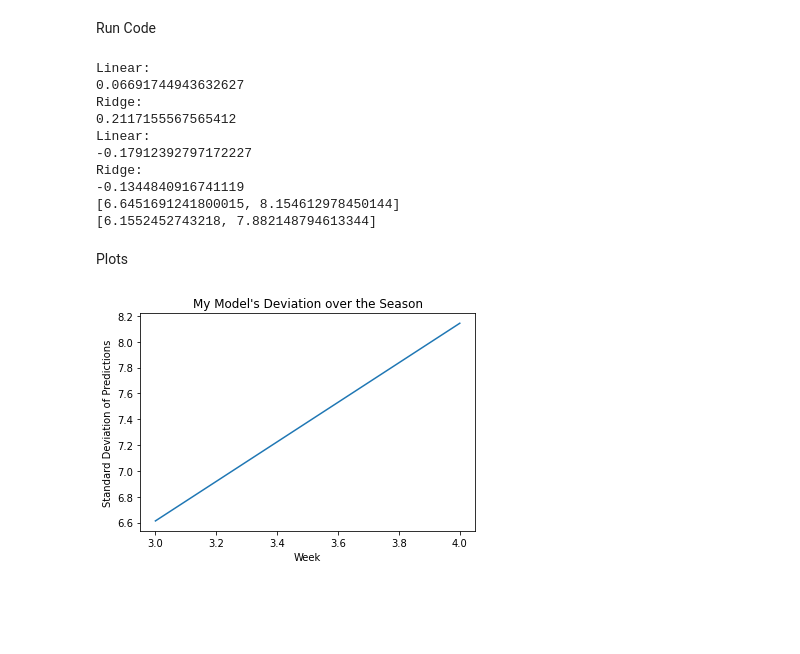
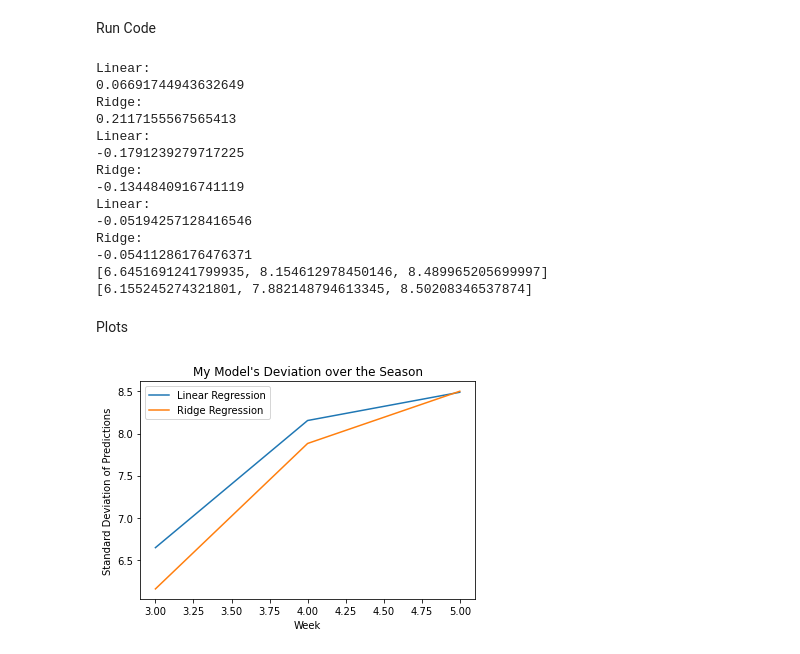
Before and after one commit to Amitparikh1/NFL-ML-Predictor, a Jupyter notebook: NFL_ML_Score_Predictor.ipynb, the cells around one changed output. Cells and saved outputs as stored; diff of their text form; code cells hidden in the pictures; blank space fills up the shorter version.

```diff
--- a/NFL_ML_Score_Predictor.ipynb
+++ b/NFL_ML_Score_Predictor.ipynb
@@ -42,7 +42,7 @@ df = pd.DataFrame(columns=columns)
 
 teams = Teams()
 counter = 0
-predictionWeek = 5 ##THIS VARIABLE IS THE WEEK TO PREDICT FOR
+predictionWeek = 6 ##THIS VARIABLE IS THE WEEK TO PREDICT FOR
 ## Loop through each team
 for team in teams:
   schedule = Schedule(team.abbreviation)
@@ -185,7 +167,7 @@ season_data = season_data.iloc[:,1:14]
 linear_std_deviations = []
 ridge_std_deviations = []
 count = 0
-for i in range(3,5):
+for i in range(3,predictionWeek):
   xTr,yTr,xTe,yTe = splitData(season_data,i)
   linear_predictions = linear_regression(xTr,yTr,xTe,yTe)
   ridge_predictions = ridge_regression(xTr,yTr,xTe,yTe)
@@ -196,24 +178,30 @@ print(linear_std_deviations)
 print(ridge_std_deviations)
 # %% [output]
 Linear:
-0.06691744943632627
+0.06691744943632649
 Ridge:
-0.2117155567565412
+0.2117155567565413
 Linear:
--0.17912392797172227
+-0.1791239279717225
 Ridge:
 -0.1344840916741119
-[6.6451691241800015, 8.154612978450144]
-[6.1552452743218, 7.882148794613344]
+Linear:
+-0.05194257128416546
+Ridge:
+-0.05411286176476371
+[6.6451691241799935, 8.154612978450146, 8.489965205699997]
+[6.155245274321801, 7.882148794613345, 8.50208346537874]
 # %% [markdown]
 Plots
 # %%
 ## Line Graph of Standard Deviations
-plt.plot(range(3,5),linear_std_deviations)
+plt.plot(range(3,predictionWeek),linear_std_deviations,label='Linear Regression')
+plt.plot(range(3,predictionWeek),ridge_std_deviations,label='Ridge Regression')
 plt.xlabel("Week")
 plt.ylabel("Standard Deviation of Predictions")
 plt.title("My Model's Deviation over the Season")
+plt.legend()
 plt.show()
 # %% [output]
-[figure, old version]
+[figure, new version]
 # %%
```
Also changed, not shown: parts of 3 cells of this notebook.
